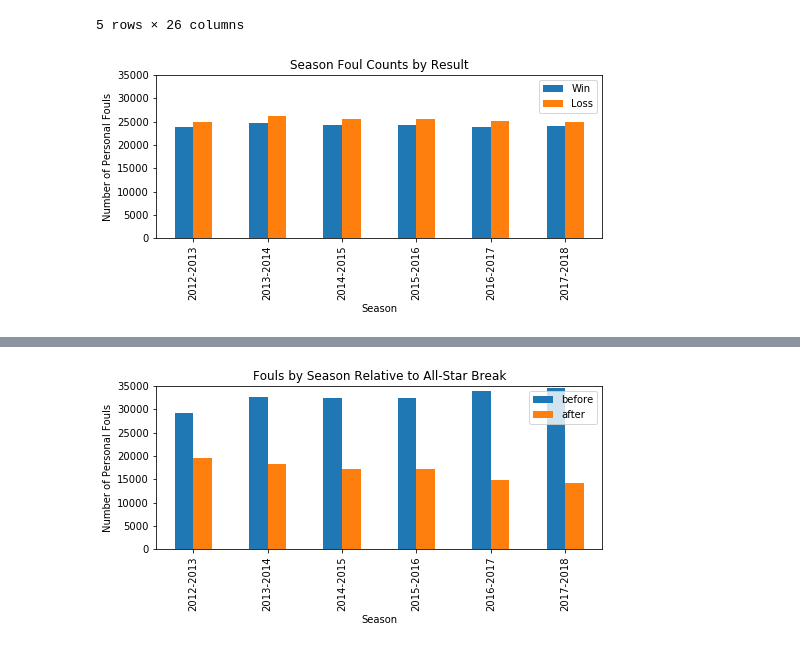
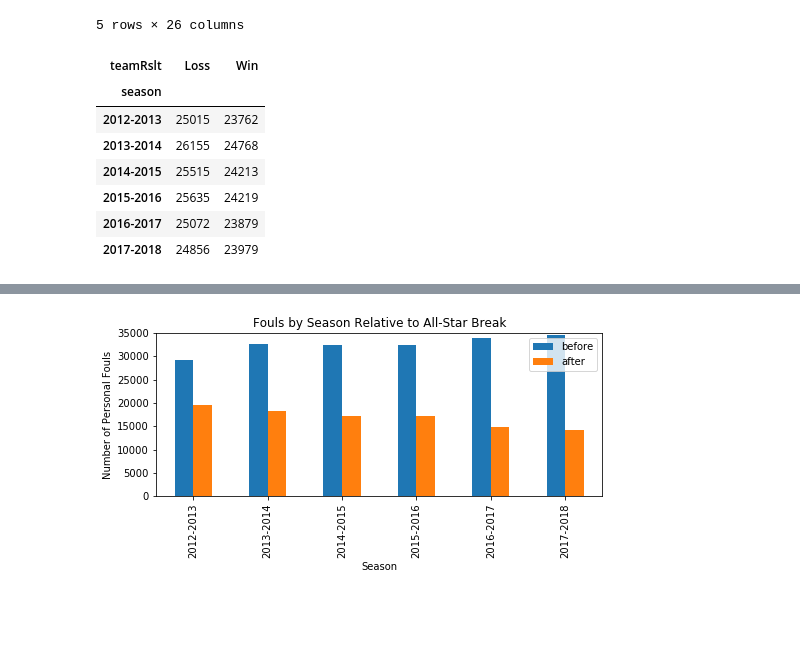
Before and after one commit to carlymckelvy/NBA_fouls, a Jupyter notebook: NBA Foul Call DATA ANALYSIS.ipynb, the cells around one changed output, grey strips where cells are left out. Drawn from its saved outputs; the diff is of its cells as text; code cells hidden in the pictures; blank space fills up the shorter version.

```diff
--- a/NBA Foul Call DATA ANALYSIS.ipynb
+++ b/NBA Foul Call DATA ANALYSIS.ipynb
@@ -128,21 +128,20 @@ loser_fouls = losers['teamFTA'].mean()
 # %%
 #Plot fouls of winners vs losers by season *stacked or line
 
 by_season = sorted_df.groupby(["season", "teamRslt"])
 by_season["teamPF"].sum()
 season_df = by_season["teamPF"].sum()
-#season_df
+season_df
 
 season_wl = pd.DataFrame(season_df).reset_index()
 season_wl = season_wl.set_index(["season", "teamRslt"])["teamPF"].unstack()
 season_wl
-
-season_wl[["Win", "Loss"]].plot(kind="bar", figsize=(8,3)).legend(loc="upper right")
-plt.title("Season Foul Counts by Result")
-plt.ylabel("Number of Personal Fouls")
-plt.xlabel("Season")
-plt.ylim(0,35000)
-
-plt.savefig("output_data/foulsbyresult")
 # %% [output]
-[figure, removed]
+| teamRslt | Loss | Win |
+| season |  |  |
+| 2012-2013 | 25015 | 23762 |
+| 2013-2014 | 26155 | 24768 |
+| 2014-2015 | 25515 | 24213 |
+| 2015-2016 | 25635 | 24219 |
+| 2016-2017 | 25072 | 23879 |
+| 2017-2018 | 24856 | 23979 |
```
Also changed, not shown: parts of 8 cells of this notebook.
